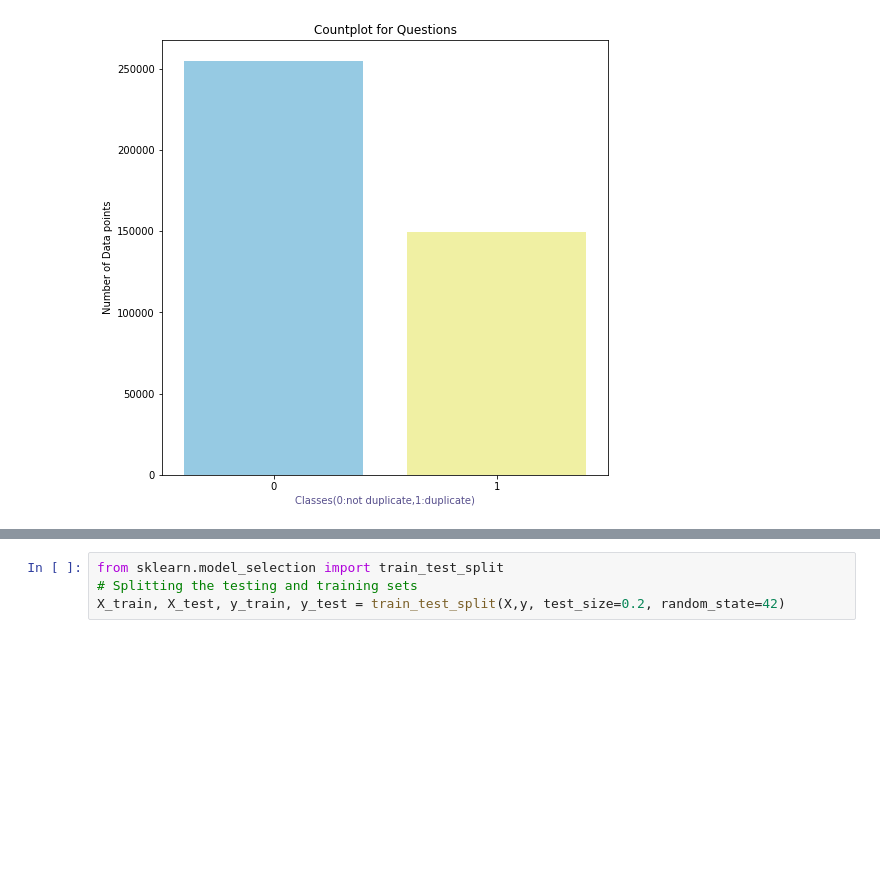
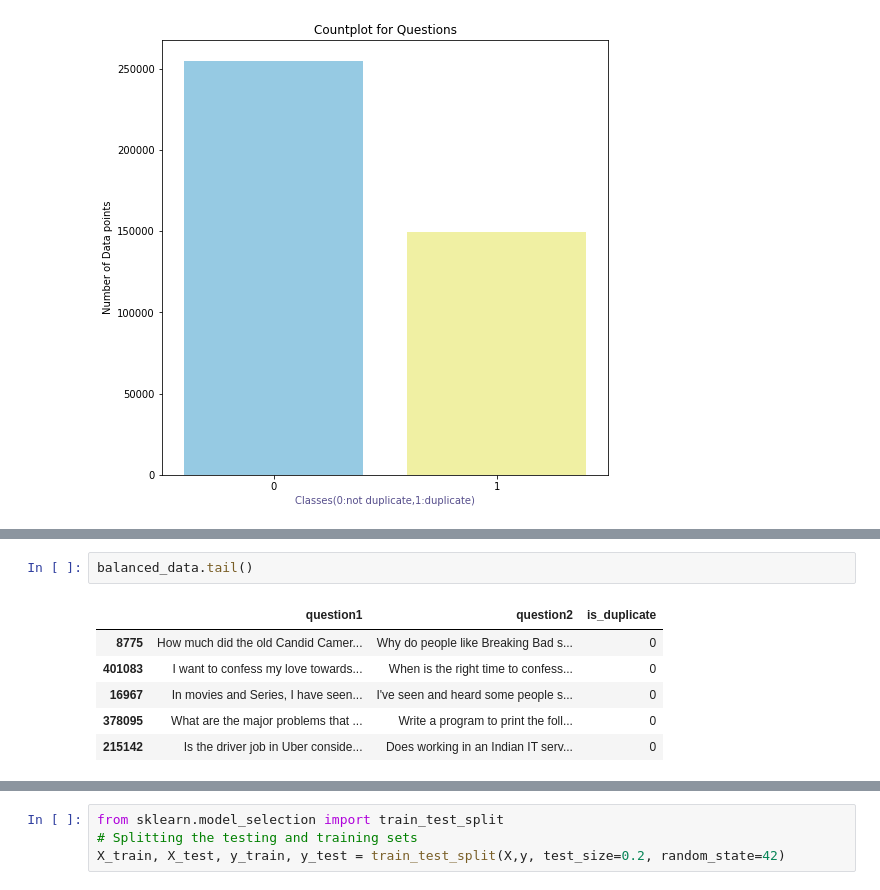
Before and after one commit to Annmariyaclarine/Project-similar-question-detection, a Jupyter notebook: main.ipynb, the cells around one changed output, grey strips where cells are left out. Drawn from its saved outputs; the diff is of its cells as text; blank space fills up the shorter version.

```diff
--- a/main.ipynb
+++ b/main.ipynb
@@ -93,0 +150,9 @@ Text(0, 0.5, 'Number of Data points')
+# %%
+balanced_data.tail()
+# %% [output]
+|  | question1 | question2 | is_duplicate |
+| 8775 | How much did the old Candid Camer... | Why do people like Breaking Bad s... | 0 |
+| 401083 | I want to confess my love towards... | When is the right time to confess... | 0 |
+| 16967 | In movies and Series, I have seen... | I've seen and heard some people s... | 0 |
+| 378095 | What are the major problems that ... | Write a program to print the foll... | 0 |
+| 215142 | Is the driver job in Uber conside... | Does working in an Indian IT serv... | 0 |
```
Also changed, not shown: parts of 31 cells of this notebook.
